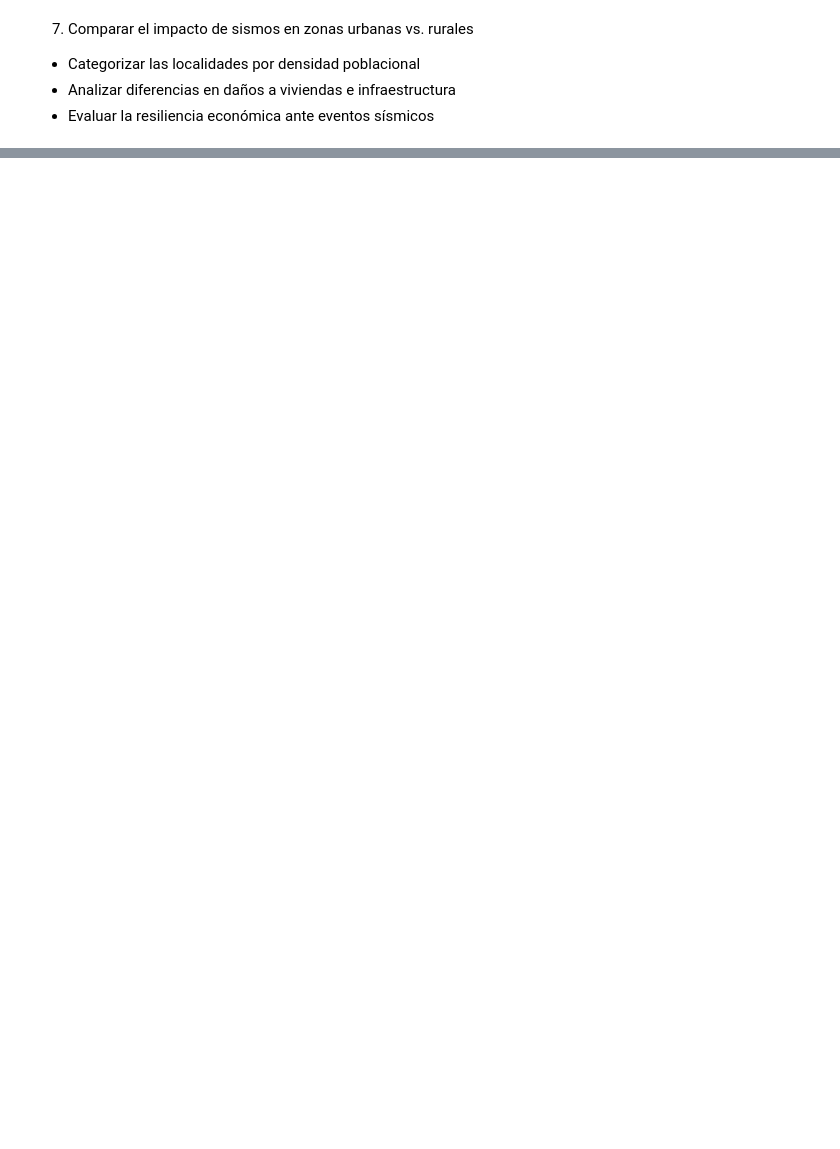
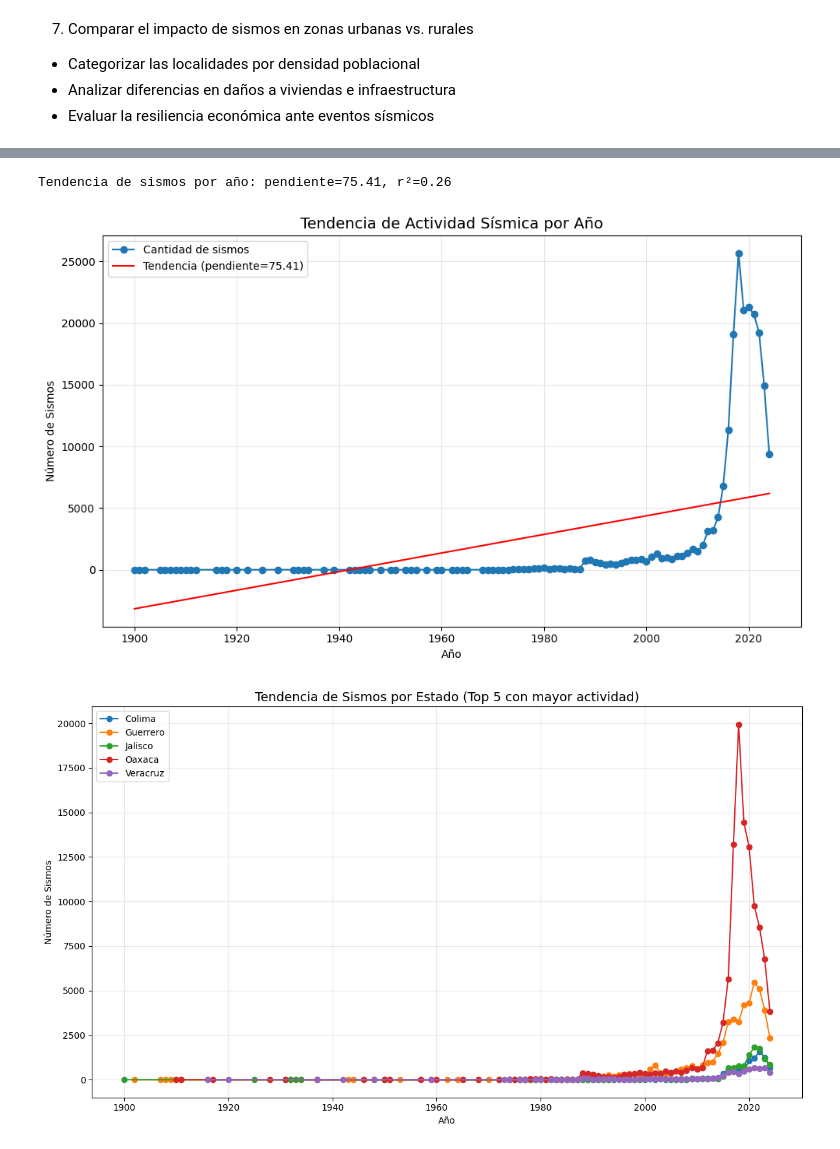
Before and after one commit to Pinedah/bda-p2-datawarehouse, a Jupyter notebook: datawarehouse.ipynb, the cells around one changed output, grey strips where cells are left out. Saved outputs shown, nothing was run; the diff lists cells and outputs as text; code cells hidden in the pictures; blank space fills up the shorter version.

```diff
--- a/datawarehouse.ipynb
+++ b/datawarehouse.ipynb
@@ -2740,0 +2783,13 @@ Passing `palette` without assigning `hue` is deprecated and will be removed in v
+# %%
+# 8. Desarrollar un análisis de predicción simple basado en datos históricos
+# Paso 1: Crear copias de los datasets originales
+
+# Crear copias para preservar los datos originales
+ml_sismos = dw_dim_sismos.copy()
+ml_tiempo = dw_dim_tiempo.copy()
+ml_zonas = dw_dim_zonas.copy()
+
+# Examinar los datos
+print("Dimensiones del dataset de sismos:", ml_sismos.shape)
+print("Dimensiones del dataset de tiempo:", ml_tiempo.shape)
+print("Dimensiones del dataset de zonas:", ml_zonas.shape)
@@ -2740,0 +2860,51 @@ Passing `palette` without assigning `hue` is deprecated and will be removed in v
+# %%
+# Paso 4: Análisis exploratorio para identificar patrones
+
+# Tendencia de sismos por año
+sismos_por_año = sismos_ml.groupby('año').size().reset_index(name='num_sismos')
+
+# Calcular la tendencia lineal
+from scipy import stats
+tendencia = stats.linregress(sismos_por_año['año'], sismos_por_año['num_sismos'])
+print(f"Tendencia de sismos por año: pendiente={tendencia.slope:.2f}, r²={tendencia.rvalue**2:.2f}")
+
+# Visualizar la tendencia temporal
+plt.figure(figsize=(10, 6))
+plt.plot(sismos_por_año['año'], sismos_por_año['num_sismos'], 'o-', label='Cantidad de sismos')
+
+# Agregar línea de tendencia
+años = np.array(sismos_por_año['año'])
+plt.plot(años, tendencia.slope * años + tendencia.intercept, 'r-',
+         label=f'Tendencia (pendiente={tendencia.slope:.2f})')
+
+plt.title('Tendencia de Actividad Sísmica por Año', fontsize=14)
+plt.xlabel('Año')
+plt.ylabel('Número de Sismos')
+plt.grid(True, alpha=0.3)
+plt.legend()
+plt.tight_layout()
+plt.show()
+
+# Analizar patrones por estado
+sismos_por_estado_año = sismos_ml.groupby(['Nombre_Estado', 'año']).size().reset_index(name='Cantidad_Sismos')
+sismos_top_estados = sismos_por_estado_año[
+    sismos_por_estado_año['Nombre_Estado'].isin(['Oaxaca', 'Guerrero', 'Jalisco', 'Colima', 'Veracruz'])
+]
+
+# Visualizar tendencias por estado principal
+plt.figure(figsize=(12, 7))
+for estado in sismos_top_estados['Nombre_Estado'].unique():
+    datos_estado = sismos_top_estados[sismos_top_estados['Nombre_Estado'] == estado]
+    plt.plot(datos_estado['año'], datos_estado['Cantidad_Sismos'], 'o-', label=estado)
+
+plt.title('Tendencia de Sismos por Estado (Top 5 con mayor actividad)', fontsize=14)
+plt.xlabel('Año')
+plt.ylabel('Número de Sismos')
+plt.grid(True, alpha=0.3)
+plt.legend()
+plt.tight_layout()
+plt.show()
+# %% [output]
+Tendencia de sismos por año: pendiente=75.41, r²=0.26
+[figure, added]
+[figure, added]
```
Also changed, not shown: parts of 14 cells of this notebook, 1 other file.
